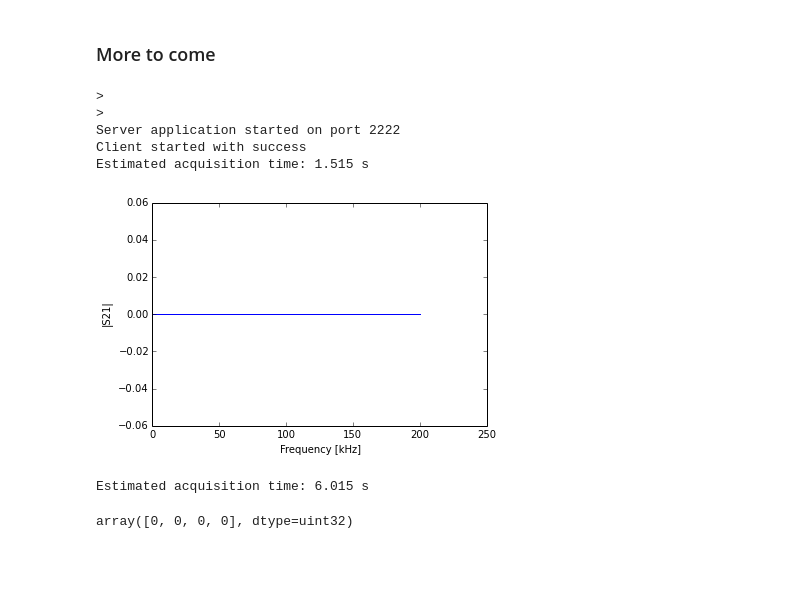
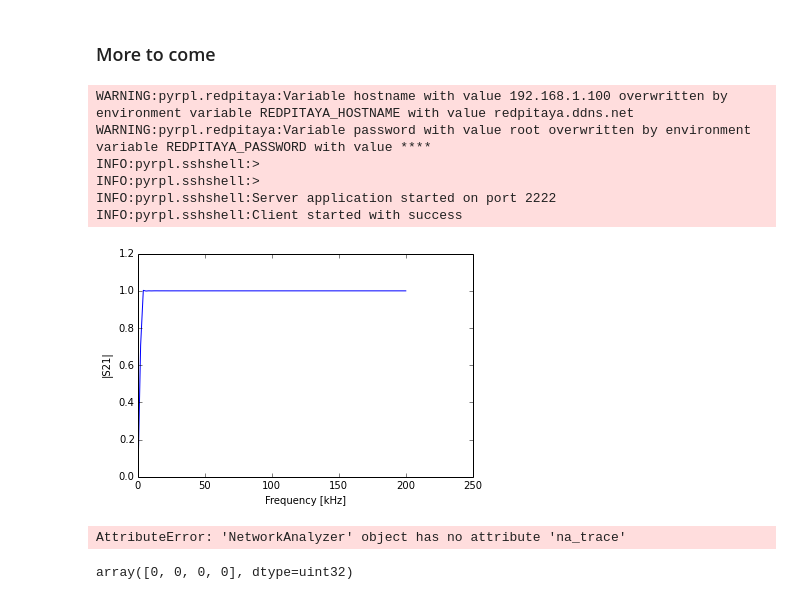
Before and after one commit to lneuhaus/pyrpl, a Jupyter notebook: doc/tutorial.ipynb, the cells around one changed output. Drawn from its saved outputs; the diff is of its cells as text; code cells hidden in the pictures; blank space fills up the shorter version.

```diff
--- a/doc/tutorial.ipynb
+++ b/doc/tutorial.ipynb
@@ -686,7 +679,8 @@ Setup an IIR filter
 # %%
 #prepare plot parameters
 %matplotlib inline
-pylab.rcParams['figure.figsize'] = (10, 6)
+import matplotlib
+matplotlib.rcParams['figure.figsize'] = (10, 6)
 
 #setup a complicated transfer function
 zeros = [ -4e4j-300, +4e4j-300,-2e5j-1000, +2e5j-1000, -2e6j-3000, +2e6j-3000]
@@ -709,7 +699,7 @@ print "IIR overflows before:", bool(iir.overflow)
 
 # measure tf of iir filter
 r.iir.input = 'iq1'
-f, tf = r.iq1.na.curve(start=1e4, stop=3e6, points = 301, rbw=100, avg=1,
+f, tf, ampl = r.na.curve(iq_name='iq1', start=1e4, stop=3e6, points = 301, rbw=100, avg=1,
                        amplitude=0.1, input='iir', output_direct='off', logscale=True)
 
 # first thing to check if the filter is not ok
@@ -717,8 +707,9 @@ print "IIR overflows after:", bool(iir.overflow)
 
 #plot with design data
 %matplotlib inline
-pylab.rcParams['figure.figsize'] = (10, 6)
+import matplotlib
+matplotlib.rcParams['figure.figsize'] = (10, 6)
 from pyrpl.iir import bodeplot
-bodeplot(designdata+[(f,tf,"measured system")],xlog=True)
+bodeplot(designdata +[(f,tf,"measured system")],xlog=True)
 # %% [output]
 IIR overflows before: False
@@ -904,41 +905,43 @@ r = RedPitaya(hostname="192.168.1.100")
 iq = r.iq0
 
 iq.setup(frequency=1000e3, bandwidth=[10e3,20e3], gain=0.0,
          phase=0, acbandwidth=50000, amplitude=0.4,
          input='adc1', output_direct='out1',
          output_signal='output_direct', quadrature_factor=0)
 iq.frequency=10
 r.scope.input1='adc1'
 
 # shortcut for na
-na = r.iq1
+na = r.na
+na.iq_name = "iq1"
 
 # pid1 will be our device under test
 pid = r.pid0
 pid.input = 'iq1'
 pid.i = 0
 pid.ival = 0
 pid.p = 1.0
 pid.setpoint = 0
 pid.inputfilter = []#[-1e3, 5e3, 20e3, 80e3]
 
 # take the transfer function through pid1, this will take a few seconds...
-x,y = na.na_trace(start=0,stop=200e3,points=101,rbw=100,avg=1,amplitude=0.5,input='iq1',output_direct='off', acbandwidth=0)
+x, y, ampl = na.curve(start=0,stop=200e3,points=101,rbw=100,avg=1,amplitude=0.5,input='iq1',output_direct='off', acbandwidth=0)
 
 #plot
 import matplotlib.pyplot as plt
 %matplotlib inline
 import numpy as np
 plt.plot(x*1e-3,np.abs(y)**2);
 plt.xlabel("Frequency [kHz]");
 plt.ylabel("|S21|");
 # %% [output]
->
->
-Server application started on port 2222
-Client started with success
-Estimated acquisition time: 1.515 s
+WARNING:pyrpl.redpitaya:Variable hostname with value 192.168.1.100 overwritten by environment variable REDPITAYA_HOSTNAME with value redpitaya.ddns.net
+WARNING:pyrpl.redpitaya:Variable password with value root overwritten by environment variable REDPITAYA_PASSWORD with value ****
+INFO:pyrpl.sshshell:>
+INFO:pyrpl.sshshell:>
+INFO:pyrpl.sshshell:Server application started on port 2222
+INFO:pyrpl.sshshell:Client started with success
-[figure, old version]
+[figure, new version]
 # %%
 r.pid0.input = 'iq1'
 r.pid0.output_direct='off'
@@ -947,7 +950,7 @@ r.iq2.setup(0,bandwidth=0,gain=1.0,phase=0,acbandwidth=100,amplitude=0,input='iq
 r.pid0.p=0.1
 x,y = na.na_trace(start=1e4,stop=1e4,points=401,rbw=100,avg=1,amplitude=0.1,input='adc1',output_direct='off', acbandwidth=0)
 # %% [output]
-Estimated acquisition time: 6.015 s
+AttributeError: 'NetworkAnalyzer' object has no attribute 'na_trace'
 # %%
 r.iq2.frequency=1e6
 r.iq2._reads(0x140,4)
```
Also changed, not shown: parts of 25 cells of this notebook.
